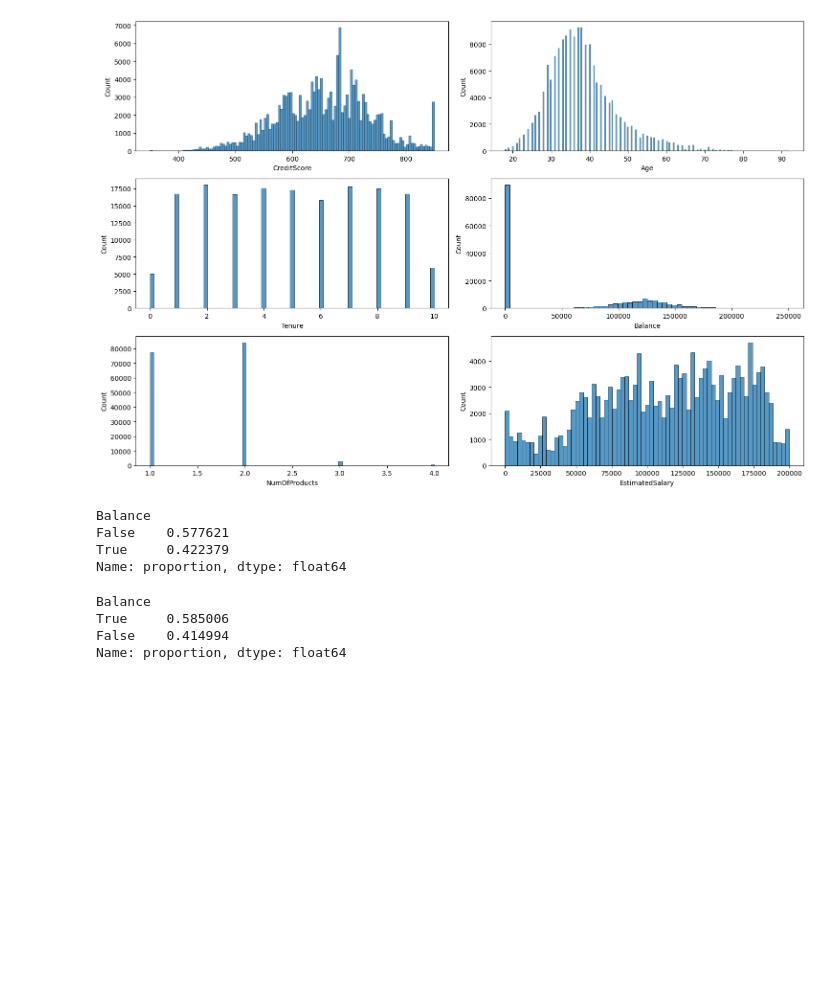
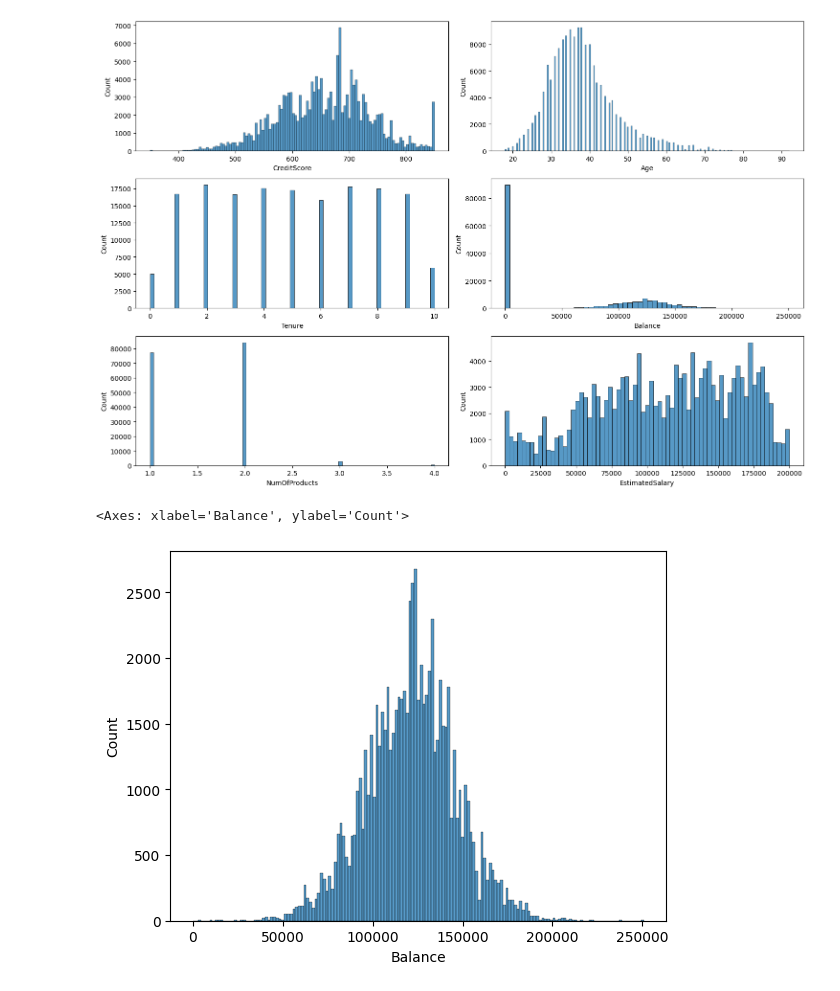
Before and after one commit to marcgloaguen/playgroundseries_s4e1, a Jupyter notebook: EDA.ipynb, the cells around one changed output. Saved outputs shown, nothing was run; the diff lists cells and outputs as text; code cells hidden in the pictures; blank space fills up the shorter version.

```diff
--- a/EDA.ipynb
+++ b/EDA.ipynb
@@ -207,17 +207,8 @@ plt.tight_layout()
 plt.show()
 # %% [output]
 [figure]
-# %%
-(train[train.Exited==0].Balance != 0).value_counts(True)
-# %% [output]
-Balance
-False    0.577621
-True     0.422379
-Name: proportion, dtype: float64
-# %%
-(train[train.Exited==1].Balance != 0).value_counts(True)
-# %% [output]
-Balance
-True     0.585006
-False    0.414994
-Name: proportion, dtype: float64
+# %%
+sns.histplot(train[train.Balance != 0], x='Balance')
+# %% [output]
+<Axes: xlabel='Balance', ylabel='Count'>
+[figure, added]
```
Also changed, not shown: 4 other files.
